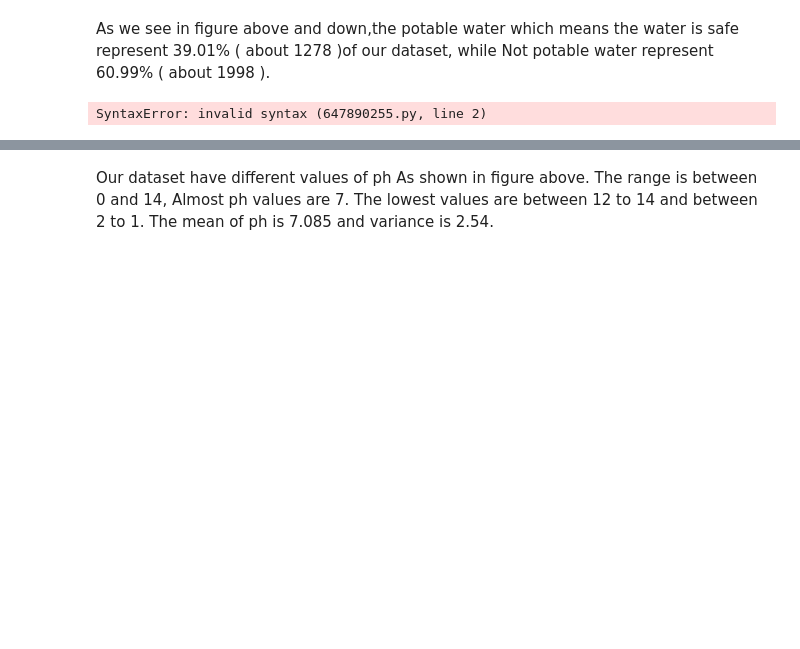
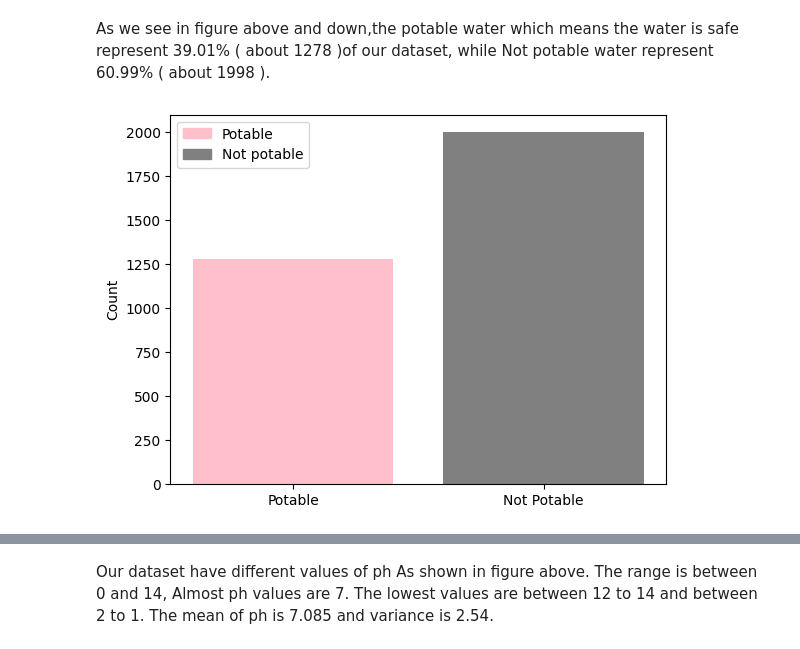
Before and after one commit to Hessah-Aljohaimy/AI-Project, a Jupyter notebook: AI_Project.ipynb, the cells around one changed output, grey strips where cells are left out. Cells and saved outputs as stored; diff of their text form; code cells hidden in the pictures; blank space fills up the shorter version.

```diff
--- a/AI_Project.ipynb
+++ b/AI_Project.ipynb
@@ -123,17 +123,17 @@ As we see in figure above and down,the potable water which means the water is sa
 # %%
 
 chart = {'Potable' : NumOfPotable, 'Not Potable' : NumOfNotPotable}
-label = list(chart.keys())cv
+label = list(chart.keys())
 value = list(chart.values())
 colors = {'Potable':'pink', 'Not potable':'gray'}
 labels = list(colors.keys())
 handles = [plt.Rectangle((0,0),1,1, color=colors[label]) for label in labels]
 plt.legend(handles, labels)
 plt.ylabel('Count')
 plt.bar(label, value,color=['pink', 'gray'])
 plt.show()
 # %% [output]
-SyntaxError: invalid syntax (647890255.py, line 2)
+[figure, added]
 # %%
 sns.histplot(x='ph',data=iris)
 
```
Also changed, not shown: parts of 23 cells of this notebook.
